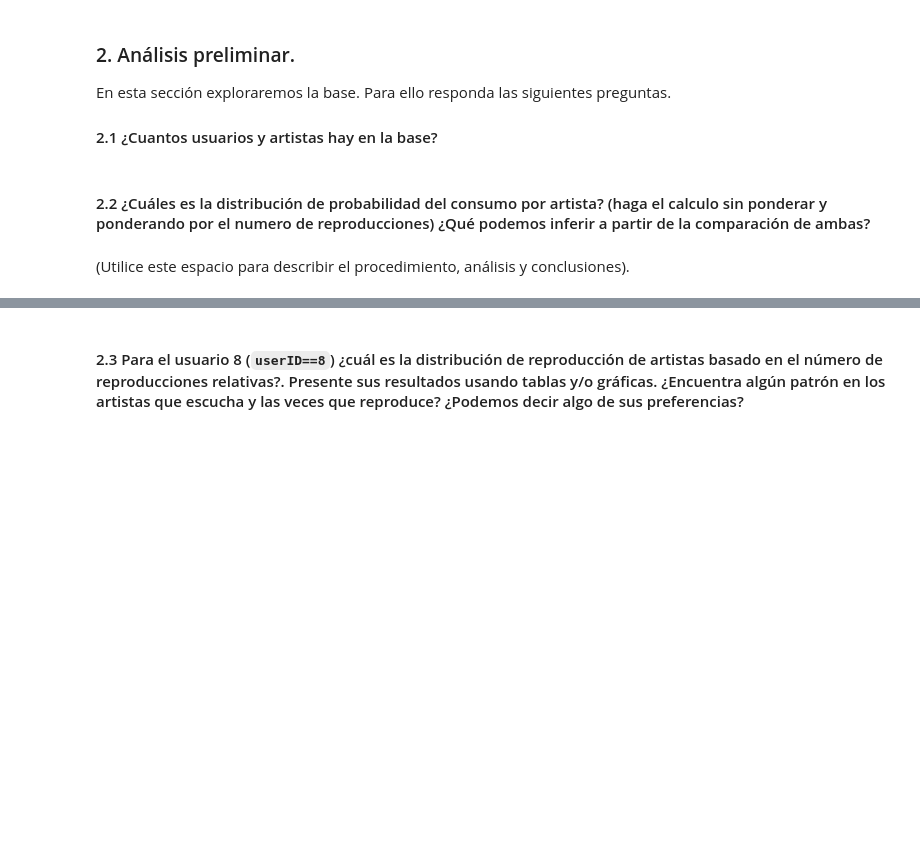
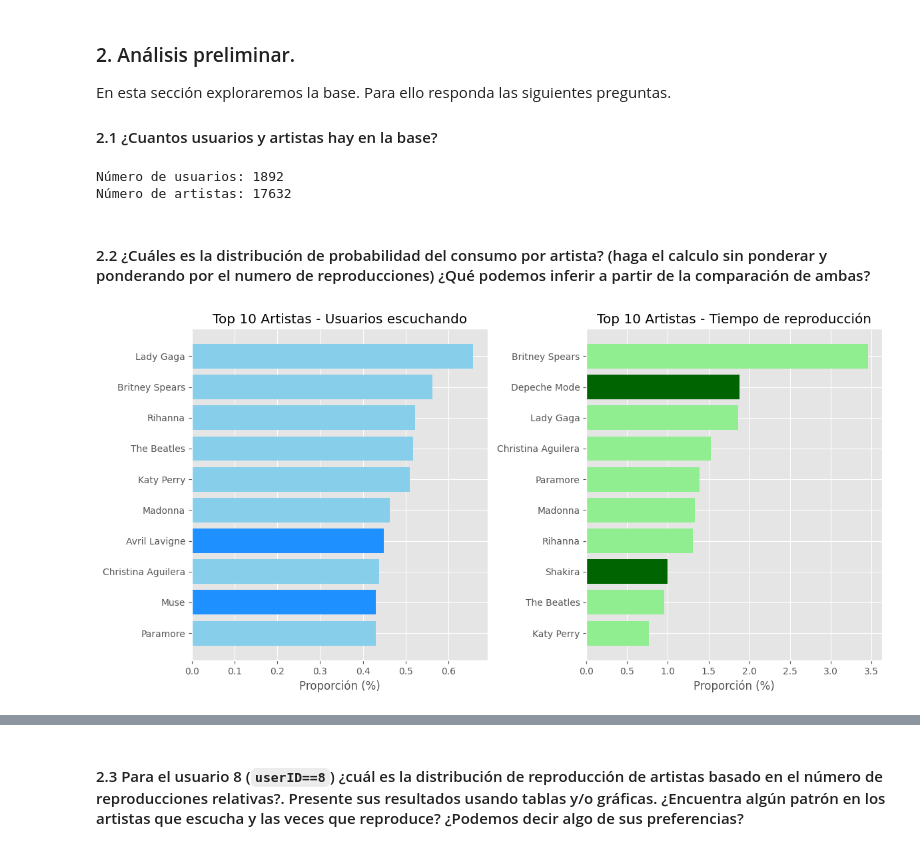
Before and after one commit to jetabaresj/MIAD_UL_2024, a Jupyter notebook: SEMANA 5/S5_LC_Taller_Colab.ipynb, the cells around one changed output, grey strips where cells are left out. Saved outputs shown, nothing was run; the diff lists cells and outputs as text; code cells hidden in the pictures; blank space fills up the shorter version.

```diff
--- a/SEMANA 5/S5_LC_Taller_Colab.ipynb
+++ b/SEMANA 5/S5_LC_Taller_Colab.ipynb
@@ -20,6 +20,11 @@ Los datos contienen información sobre artistas, usuarios, y las veces que estos
 4. El archivo entregado debe poder ser ejecutado localmente por los pares. Sea cuidadoso con la especificación de la ubicación de los archivos de soporte, guarde la carpeta de datos en el mismo `path` de su cuaderno, por ejemplo: `data`.
 # %% [markdown]
 ## Desarrollo
+# %%
+import matplotlib.pyplot as plt
+import pandas as pd
+
+plt.style.use('ggplot')
 # %% [markdown]
 ### 1. Carga de datos
 
@@ -39,0 +41,9 @@ Cargue estos datos en su *cuaderno*:
+# %%
+artists_df = pd.read_csv('./data/artists.dat', sep='\t')
+user_artists_df = pd.read_csv('./data/user_artists.dat', sep='\t')
+# %%
+artists_df = artists_df[['id', 'name']].rename(columns={'id': 'artistID', 'name': 'artist_name'})
+user_artists_df = user_artists_df.rename(columns={'artistID': 'artistID', 'userID': 'userID', 'weight': 'nro_reproducciones'})
+# %%
+dataset = pd.merge(user_artists_df, artists_df, on='artistID', how='inner')
+print(dataset.columns)
@@ -43,6 +57,15 @@ Cargue estos datos en su *cuaderno*:
 En esta sección exploraremos la base. Para ello responda las siguientes preguntas.
 
 #### 2.1 ¿Cuantos usuarios y artistas hay en la base?
+# %%
+# Contar usuarios y artistas
+num_users = dataset['userID'].nunique()
+num_artists = dataset['artistID'].nunique()
+
+print(f'Número de usuarios: {num_users}\nNúmero de artistas: {num_artists}')
+# %% [output]
+Número de usuarios: 1892
+Número de artistas: 17632
 # %% [markdown]
 
 #### 2.2 ¿Cuáles es la distribución de probabilidad del consumo por artista? (haga el calculo sin ponderar y ponderando por el numero de reproducciones) ¿Qué podemos inferir a partir de la comparación de ambas?
@@ -51,2 +72,36 @@ En esta sección exploraremos la base. Para ello responda las siguientes pregunt
-# %% [markdown]
-(Utilice este espacio para describir el procedimiento, análisis y conclusiones).
+# %%
+# Distribución de probabilidad sin ponderar
+artist_count = dataset['artist_name'].value_counts(normalize=True).sort_values(ascending=False) * 100
+
+# Distribución de probabilidad ponderada por el número de reproducciones
+artist_weighted_counts = dataset.groupby('artist_name')['nro_reproducciones'].sum()
+artist_weighted_distribution = artist_weighted_counts / artist_weighted_counts.sum() * 100
+
+# Obtener los 10 artistas más populares en ambas distribuciones
+top_10_unweighted = artist_count.head(10)
+top_10_weighted = artist_weighted_distribution.sort_values(ascending=False).head(10)
+
+only_in_unweighted = top_10_unweighted.index.difference(top_10_weighted.index)
+only_in_weighted = top_10_weighted.index.difference(top_10_unweighted.index)
+
+# Gráfica
+plt.figure(figsize=(12, 6))
+
+plt.subplot(1, 2, 1)
+colors = ['dodgerblue' if artist in only_in_unweighted else 'skyblue' for artist in top_10_unweighted.index]
+plt.barh(top_10_unweighted.index, top_10_unweighted.values, color=colors)
+plt.xlabel('Proporción (%)')
+plt.title('Top 10 Artistas - Usuarios escuchando')
+plt.gca().invert_yaxis()
+
+plt.subplot(1, 2, 2)
+colors = ['darkgreen' if artist in only_in_weighted else 'lightgreen' for artist in top_10_weighted.index]
+plt.barh(top_10_weighted.index, top_10_weighted.values, color=colors)
+plt.xlabel('Proporción (%)')
+plt.title('Top 10 Artistas - Tiempo de reproducción')
+plt.gca().invert_yaxis()
+
+plt.tight_layout()
+plt.show()
+# %% [output]
+[figure, added]
```
Also changed, not shown: parts of 13 cells of this notebook.
